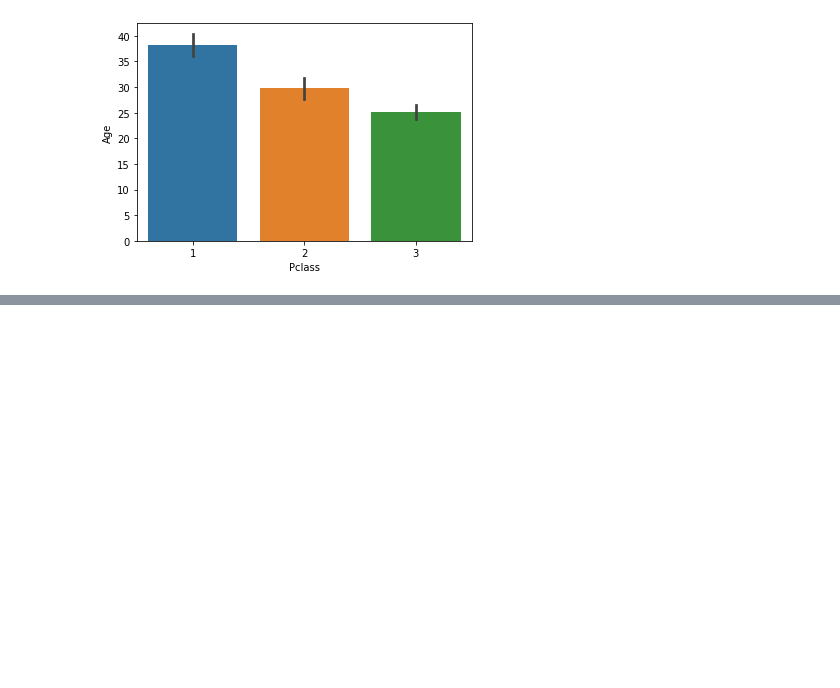
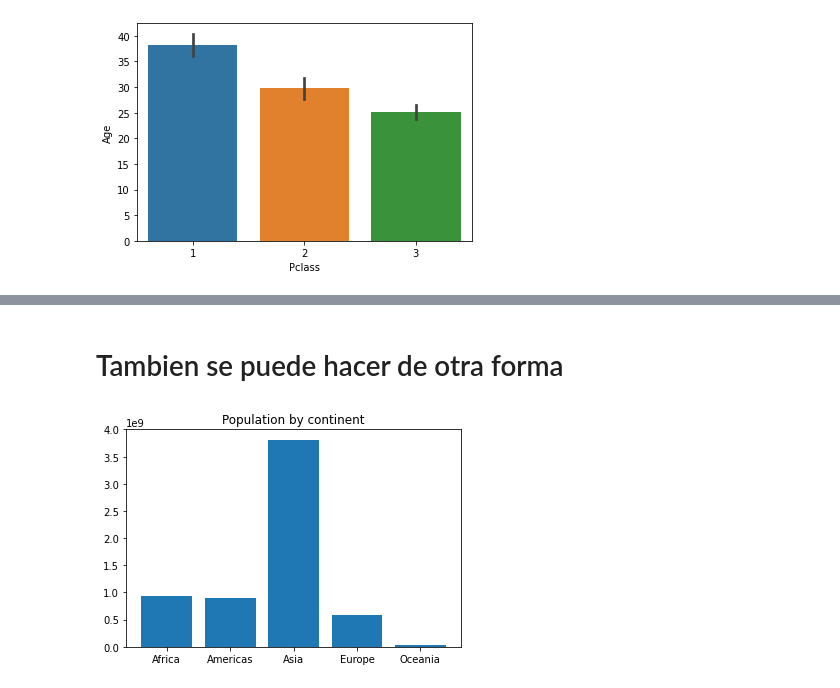
Before and after one commit to juanpaat/Python-for-Data-Analysts-and-Data-Scientists, a Jupyter notebook: Visualisation.ipynb, the cells around one changed output, grey strips where cells are left out. Saved outputs shown, nothing was run; the diff lists cells and outputs as text; code cells hidden in the pictures; blank space fills up the shorter version.

```diff
--- a/Visualisation.ipynb
+++ b/Visualisation.ipynb
@@ -95,0 +157,8 @@ fig.show()
+# %% [markdown]
+# Tambien se puede hacer de otra forma
+# %%
+plt.bar(x = pop_by_cont["continent"], height=pop_by_cont["pop"]) # Notice the plt.bar() instead of ax.bar()
+plt.title("Population by continent") # Notice the plt.title() instead of ax.set_title()
+plt.show() # Notice the plt.show() instead of fig.show()
+# %% [output]
+[figure, added]
```
Also changed, not shown: parts of 70 cells of this notebook, 10 other files.
